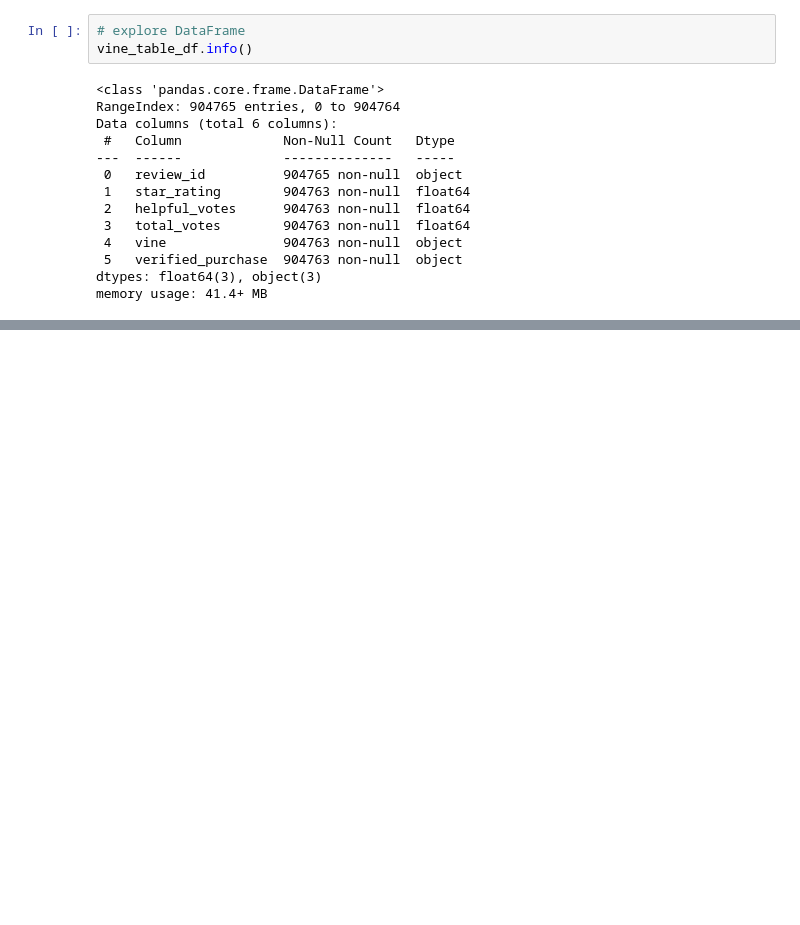
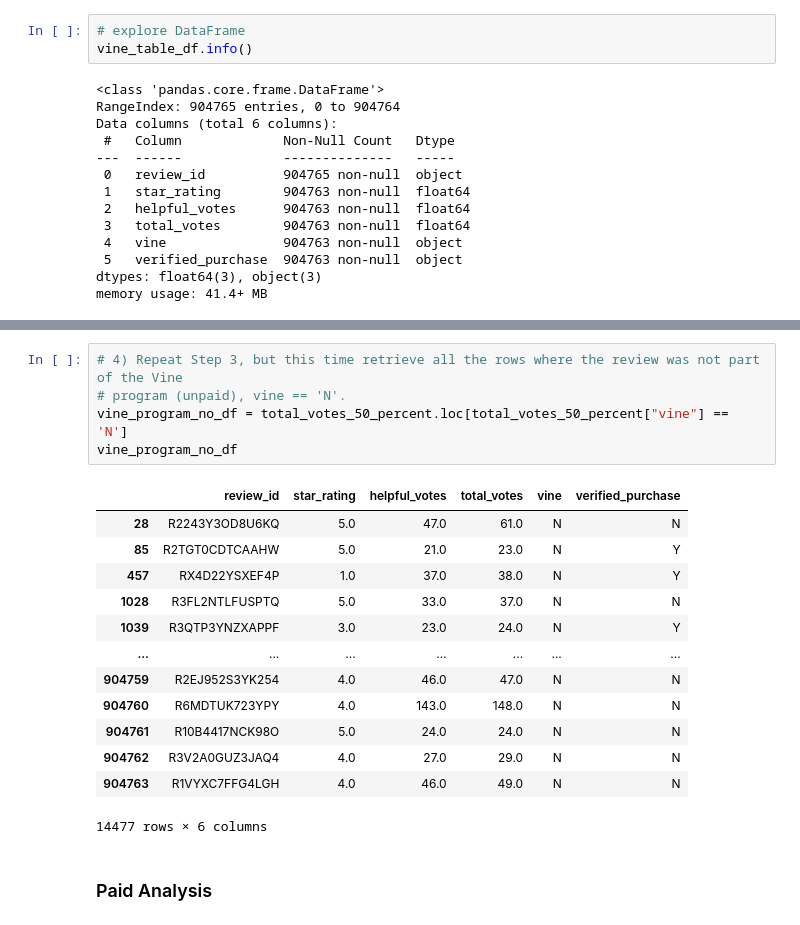
Before and after one commit to titogithub123/Amazon_Vine_Analysis, a Jupyter notebook: Vine_Review_Analysis.ipynb, the cells around one changed output, grey strips where cells are left out. Cells and saved outputs as stored; diff of their text form; blank space fills up the shorter version.

```diff
--- a/Vine_Review_Analysis.ipynb
+++ b/Vine_Review_Analysis.ipynb
@@ -39,0 +156,21 @@ memory usage: 41.4+ MB
+# %%
+# 4) Repeat Step 3, but this time retrieve all the rows where the review was not part of the Vine
+# program (unpaid), vine == 'N'.
+vine_program_no_df = total_votes_50_percent.loc[total_votes_50_percent["vine"] == 'N']
+vine_program_no_df
+# %% [output]
+|  | review_id | star_rating | helpful_votes | total_votes | vine | verified_purchase |
+| 28 | R2243Y3OD8U6KQ | 5.0 | 47.0 | 61.0 | N | N |
+| 85 | R2TGT0CDTCAAHW | 5.0 | 21.0 | 23.0 | N | Y |
+| 457 | RX4D22YSXEF4P | 1.0 | 37.0 | 38.0 | N | Y |
+| 1028 | R3FL2NTLFUSPTQ | 5.0 | 33.0 | 37.0 | N | N |
+| 1039 | R3QTP3YNZXAPPF | 3.0 | 23.0 | 24.0 | N | Y |
+| ... | ... | ... | ... | ... | ... | ... |
+| 904759 | R2EJ952S3YK254 | 4.0 | 46.0 | 47.0 | N | N |
+| 904760 | R6MDTUK723YPY | 4.0 | 143.0 | 148.0 | N | N |
+| 904761 | R10B4417NCK98O | 5.0 | 24.0 | 24.0 | N | N |
+| 904762 | R3V2A0GUZ3JAQ4 | 4.0 | 27.0 | 29.0 | N | N |
+| 904763 | R1VYXC7FFG4LGH | 4.0 | 46.0 | 49.0 | N | N |
+14477 rows × 6 columns
+# %% [markdown]
+### Paid Analysis
```
Also changed, not shown: parts of 12 cells of this notebook.
